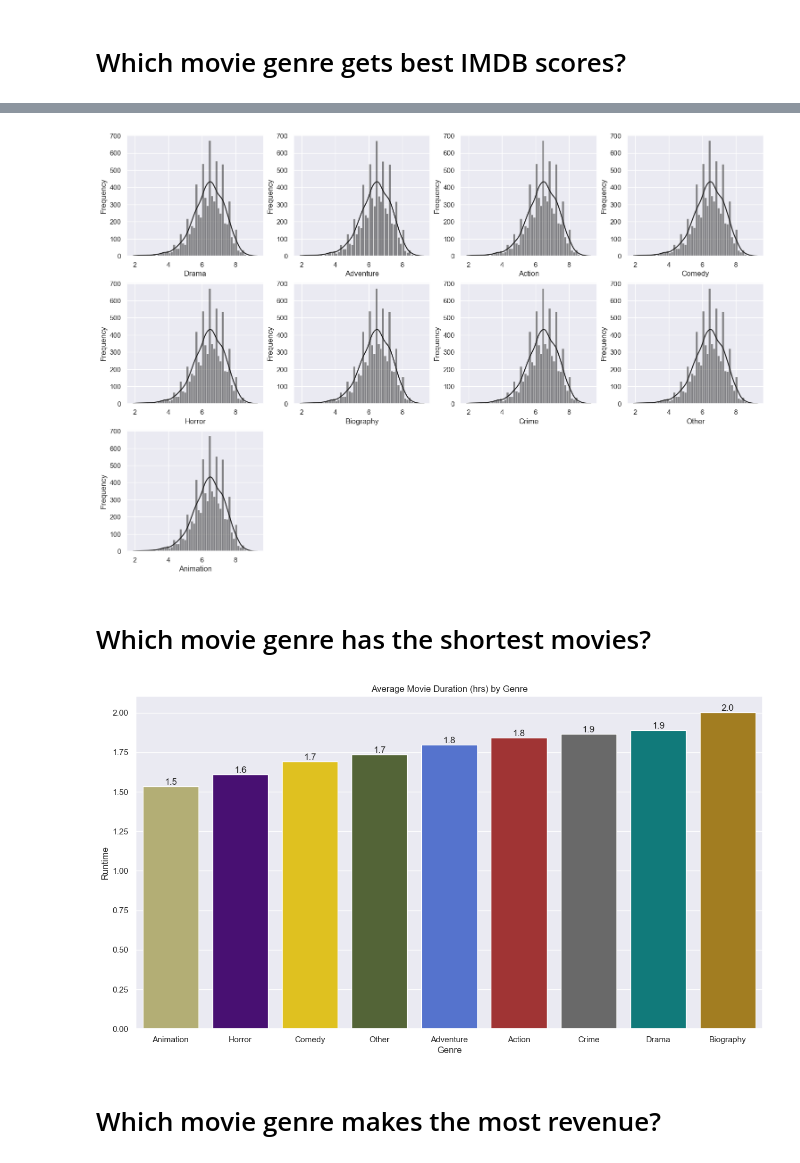
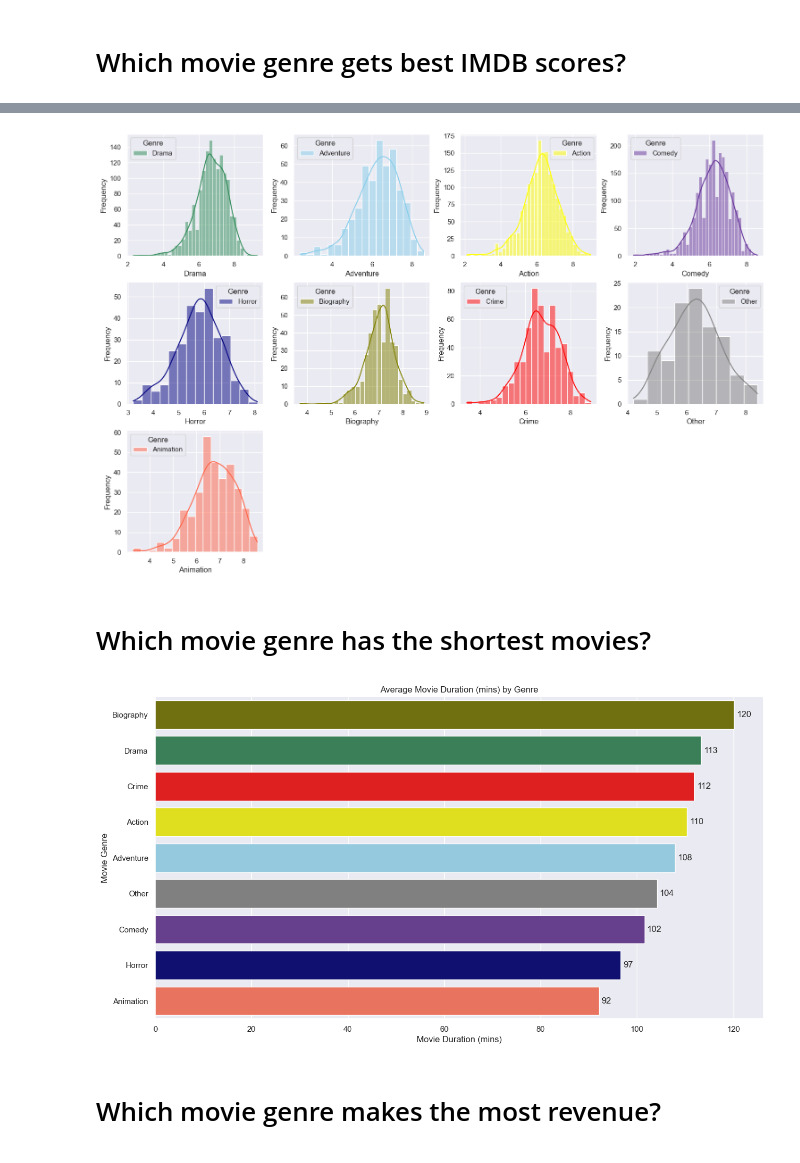
Before and after one commit to omi-singh17/Statistical_Assignments, a Jupyter notebook: Data Storytelling/Movie Data.ipynb, the cells around one changed output, grey strips where cells are left out. Saved outputs shown, nothing was run; the diff lists cells and outputs as text; code cells hidden in the pictures.

Commit message:
Added new visuals

```diff
--- a/Data Storytelling/Movie Data.ipynb
+++ b/Data Storytelling/Movie Data.ipynb
@@ -159,8 +159,8 @@ The following exploration is for 7415 movies released from 1980 to 2020
 # Visuals
 # %%
 #set custom color palette based on movie genre
-custom_palette=dict(Drama="darkcyan", Adventure="royalblue", Action="firebrick",Comedy ="gold" , Horror="indigo", Biography="darkgoldenrod"
-             , Crime="dimgray", Other="darkolivegreen", Animation="darkkhaki" )
+custom_palette=dict(Drama="seagreen", Adventure="skyblue", Action="yellow",Comedy ="rebeccapurple" , Horror="navy", Biography="olive"
+             , Crime="red", Other="gray", Animation="tomato" )
 # %% [markdown]
 # Which movie genre is most common?
 # %%
@@ -189,6 +197,9 @@ ax = sns.barplot(data = df_agg, x='Genre', y='Score', errorbar = None
                  , hue = 'Genre', legend=False, palette = custom_palette, order=df_agg.sort_values(by='Score', ascending = False).Genre)
 ax.set(title='Average IMDB Score by Genre') # title barplot
 
+#set axis labels
+plt.ylabel('IMDB Score')
+plt.xlabel('Movie Genre')
 
 # label each bar in barplot
 for p in ax.patches:
@@ -196,7 +207,7 @@ for p in ax.patches:
  height = p.get_height()
  # adding text to each bar
  ax.text(x = p.get_x()+(p.get_width()/2), # x-coordinate position of data label, padded to be in the middle of the bar
- y = height+0.1, # y-coordinate position of data label, padded 100 above bar
+ y = height+0.01, # y-coordinate position of data label, padded 100 above bar
  s = '{:.1f}'.format(height), # data label, formatted to ignore decimals
  ha = 'center') # sets horizontal alignment (ha) to center
 # %% [output]
@@ -206,35 +217,39 @@ for p in ax.patches:
 plt.figure(figsize = (15,10))
 for i in enumerate(df['Genre'].unique()):
     plt.subplot(3, 4, i[0]+1)
-    sns.histplot(x = 'Score', data = df, kde=True, color ='k')
+    sns.histplot(x = 'Score', data = (df[df['Genre'] == i[1]]), kde=True, hue = 'Genre', palette = custom_palette)
     plt.tight_layout(pad=0.5)
     plt.gca().set(xlabel= i[1],ylabel='Frequency')
 # %% [output]
-[figure, old version]
+[figure, new version]
 # %% [markdown]
 # Which movie genre has the shortest movies?
 # %%
 df_agg = df.groupby(['Genre'])['Runtime'].mean().reset_index().sort_values('Runtime')
-df_agg['Runtime'] = df_agg['Runtime']/60
+df_agg['Runtime'] = df_agg['Runtime']
 
 # plot vertical barplot
 sns.set(rc={'figure.figsize':(15,8)})
-ax = sns.barplot(data = df_agg, x='Genre', y='Runtime', errorbar = None
-                 , hue = 'Genre', legend=False, palette = custom_palette, order=df_agg.sort_values(by='Runtime').Genre)
-ax.set(title='Average Movie Duration (hrs) by Genre') # title barplot
+ax = sns.barplot(data = df_agg, y='Genre', x='Runtime', errorbar = None
+                 , hue = 'Genre', legend=False, palette = custom_palette, order=df_agg.sort_values(by='Runtime', ascending=False).Genre)
+ax.set(title='Average Movie Duration (mins) by Genre') # title barplot
+
+#set axis labels
+plt.ylabel('Movie Genre')
+plt.xlabel('Movie Duration (mins)')
 
 
 # label each bar in barplot
 for p in ax.patches:
- # get the height of each bar
  height = p.get_height()
+ width = p.get_width()
  # adding text to each bar
- ax.text(x = p.get_x()+(p.get_width()/2), # x-coordinate position of data label, padded to be in the middle of the bar
- y = height+0.01, # y-coordinate position of data label, padded 100 above bar
- s = '{:.1f}'.format(height), # data label, formatted to ignore decimals
- ha = 'center') # sets horizontal alignment (ha) to center
+ ax.text(x = width+0.5, # x-coordinate position of data label
+ y = p.get_y()+(height/2), # y-coordinate position of data label
+ s = '{:.0f}'.format(width), # data label, formatted to ignore decimals
+ va = 'center') # sets vertical alignment (va) to center
 # %% [output]
-[figure, old version]
+[figure, new version]
 # %% [markdown]
 # Which movie genre makes the most revenue?
 # %%
```
Also changed, not shown: parts of 14 cells of this notebook.
